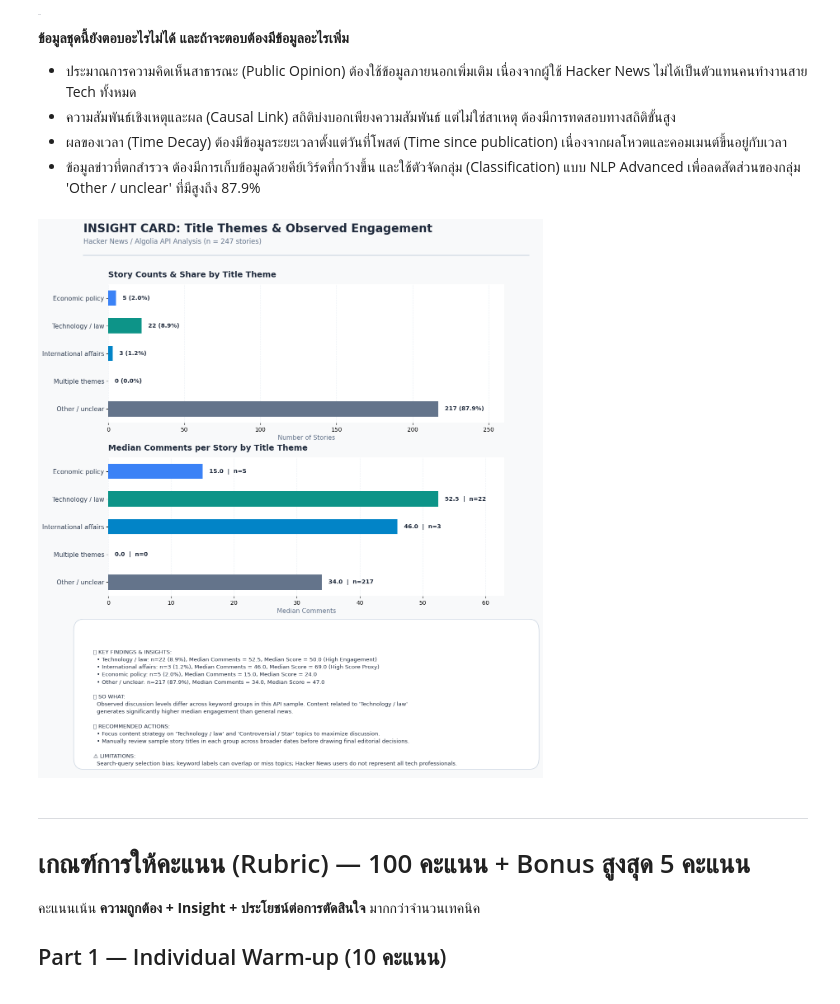
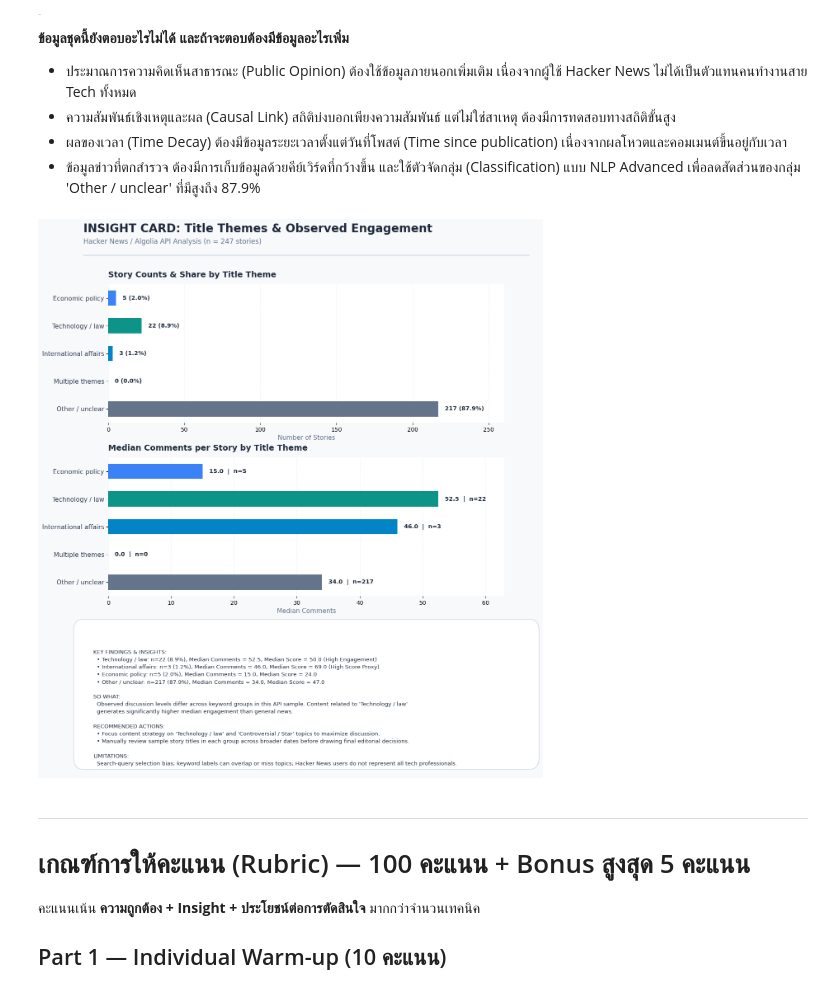
Before and after one commit to audomsak-pypy/Project1-Text_Analytics69, a Jupyter notebook: Project1_Text_Analytics69_Teams_Part3_ipynb.ipynb, the cells around one changed output. Saved outputs shown, nothing was run; the diff lists cells and outputs as text; code cells hidden in the pictures.

```diff
--- a/Project1_Text_Analytics69_Teams_Part3_ipynb.ipynb
+++ b/Project1_Text_Analytics69_Teams_Part3_ipynb.ipynb
@@ -943,38 +943,38 @@ for i, (med, count) in enumerate(zip(theme_table['median_comments'], theme_table
              va='center', ha='left', fontweight='bold', color="#1E293B", fontsize=10)
 
 # ---------------------------------------------------------
 # 4. ส่วนสรุป Insight & Executive Summary ด้านล่าง
 # ---------------------------------------------------------
 summary_box = patches.FancyBboxPatch((0.05, 0.04), 0.9, 0.22, transform=fig.transFigure,
                                      boxstyle="round,pad=0.02", facecolor="white", edgecolor="#CBD5E1", linewidth=1)
 fig.patches.append(summary_box)
 
 # ข้อความ Insight / Action / Limitation
 insight_text = """
-📌 KEY FINDINGS & INSIGHTS:
+KEY FINDINGS & INSIGHTS:
   • Technology / law: n=22 (8.9%), Median Comments = 52.5, Median Score = 50.0 (High Engagement)
   • International affairs: n=3 (1.2%), Median Comments = 46.0, Median Score = 69.0 (High Score Proxy)
   • Economic policy: n=5 (2.0%), Median Comments = 15.0, Median Score = 24.0
   • Other / unclear: n=217 (87.9%), Median Comments = 34.0, Median Score = 47.0
 
-💡 SO WHAT:
+SO WHAT:
   Observed discussion levels differ across keyword groups in this API sample. Content related to 'Technology / law'
   generates significantly higher median engagement than general news.
 
-🎯 RECOMMENDED ACTIONS:
+RECOMMENDED ACTIONS:
   • Focus content strategy on 'Technology / law' and 'Controversial / Star' topics to maximize discussion.
   • Manually review sample story titles in each group across broader dates before drawing final editorial decisions.
 
-⚠️ LIMITATIONS:
+LIMITATIONS:
   Search-query selection bias; keyword labels can overlap or miss topics; Hacker News users do not represent all tech professionals.
 """
 
 fig.text(0.07, 0.24, insight_text, fontsize=9.5, color="#1E293B", verticalalignment='top', linespacing=1.5)
 
 # แสดงผลกราฟ
 plt.show()
 # %% [output]
-[figure, old version]
+[figure, new version]
 # %% [markdown]
 ---
 # เกณฑ์การให้คะแนน (Rubric) — 100 คะแนน + Bonus สูงสุด 5 คะแนน
```
